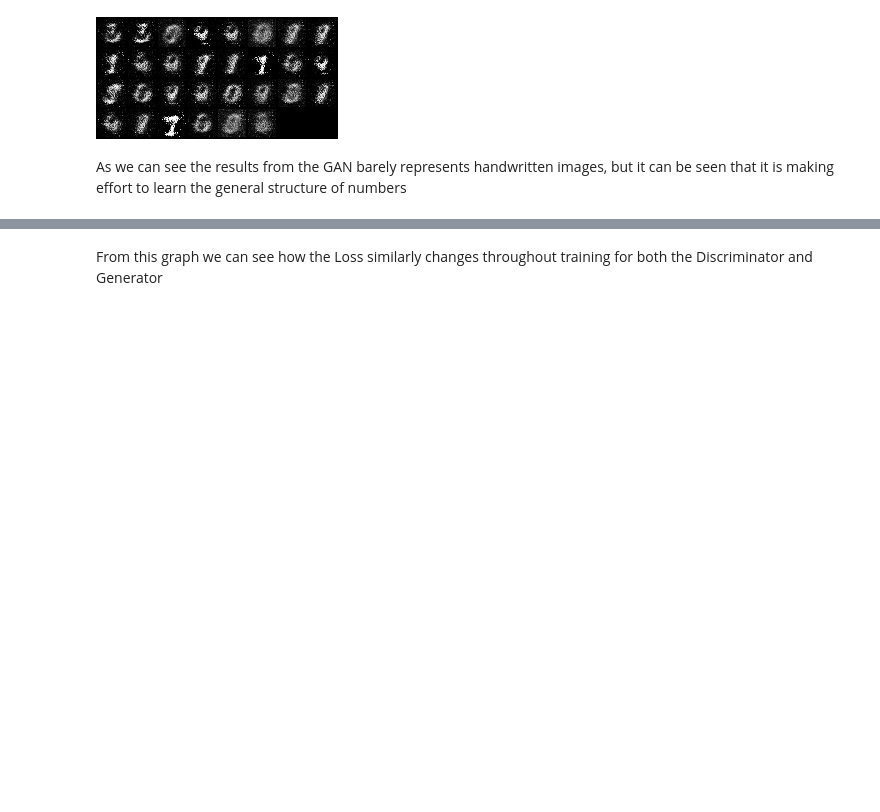
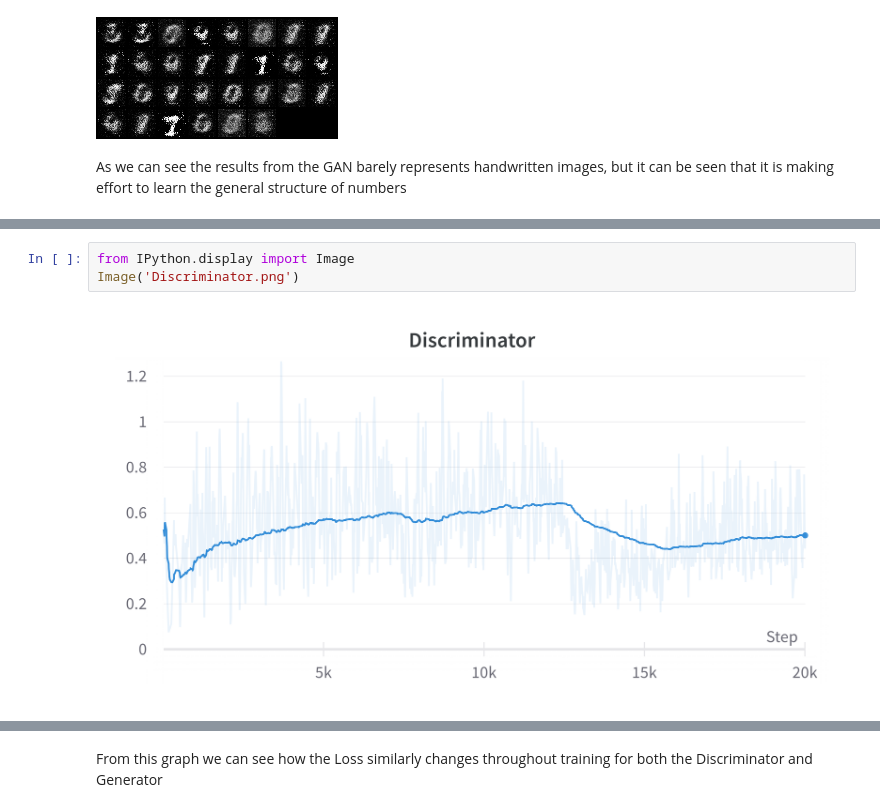
Before and after one commit to minhalvp/learning-gans, a Jupyter notebook: gans.ipynb, the cells around one changed output, grey strips where cells are left out. Cells and saved outputs as stored; diff of their text form; blank space fills up the shorter version.

```diff
--- a/gans.ipynb
+++ b/gans.ipynb
@@ -191,0 +189,5 @@ As we can see the results from the GAN barely represents handwritten images, but
+# %%
+from IPython.display import Image
+Image('Discriminator.png')
+# %% [output]
+[figure, added]
```
Also changed, not shown: parts of 3 cells of this notebook, 10 other files.
